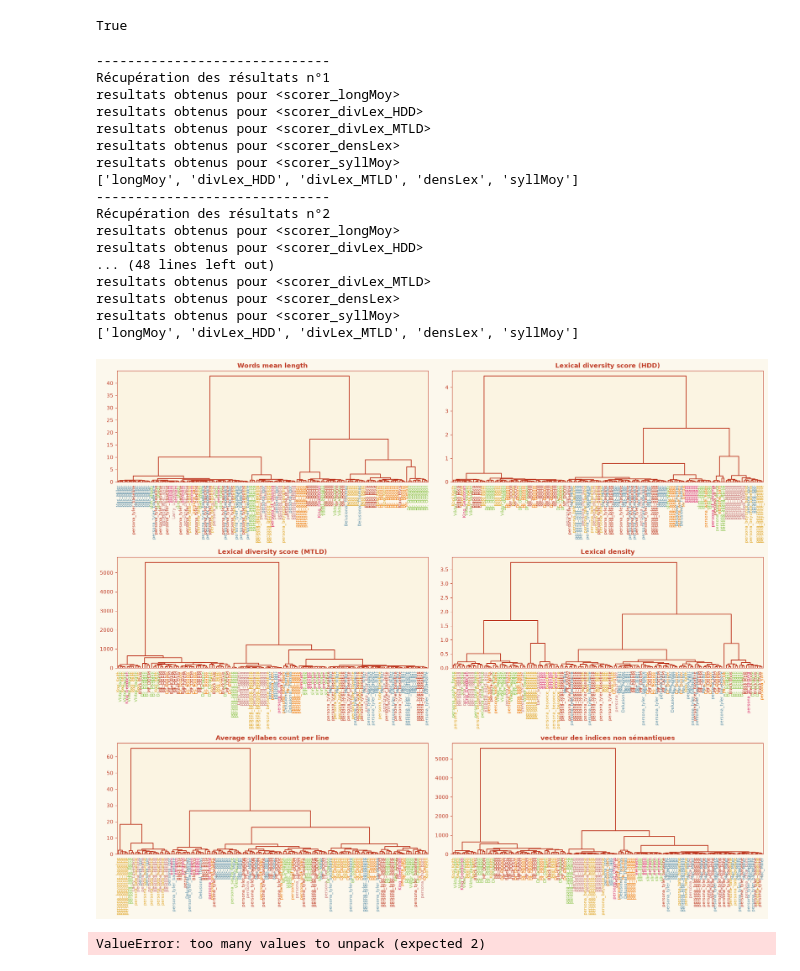
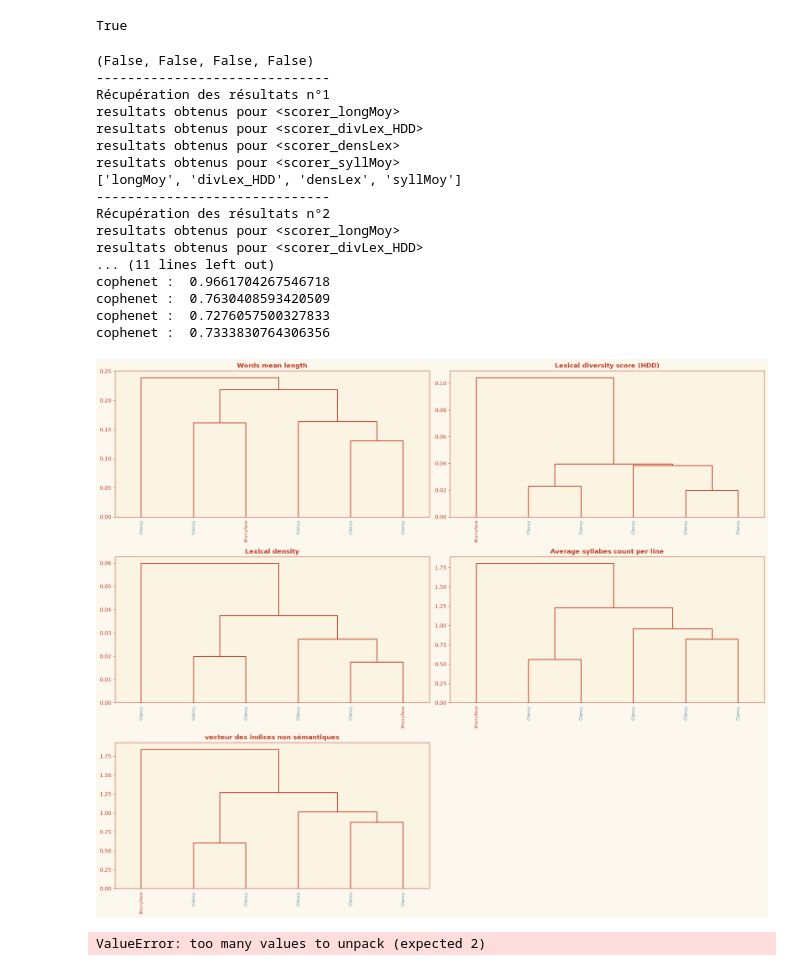
Before and after one commit to Phineaax/PardonMyFrench, a Jupyter notebook: dendrograms_rtu_old.ipynb, the cells around one changed output. Drawn from its saved outputs; the diff is of its cells as text; code cells hidden in the pictures.

Commit message:
Ajout figures mesures

```diff
--- a/dendrograms_rtu_old.ipynb
+++ b/dendrograms_rtu_old.ipynb
@@ -25,24 +25,24 @@ True
 # %%
 available_metrics = scoring.available_metrics
 # %%
-total_chunks, results = cs.plot_all_dendrograms(path="Corpus/Soupe magique", ncols=2)
+total_chunks, results = cs.plot_all_dendrograms(path="Corpus/TwentyOnePilots/TOP_songs", ncols=2)
 # %% [output]
+(False, False, False, False)
 ------------------------------
 Récupération des résultats n°1
 resultats obtenus pour <scorer_longMoy>
 resultats obtenus pour <scorer_divLex_HDD>
-resultats obtenus pour <scorer_divLex_MTLD>
 resultats obtenus pour <scorer_densLex>
 resultats obtenus pour <scorer_syllMoy>
-['longMoy', 'divLex_HDD', 'divLex_MTLD', 'densLex', 'syllMoy']
+['longMoy', 'divLex_HDD', 'densLex', 'syllMoy']
 ------------------------------
 Récupération des résultats n°2
 resultats obtenus pour <scorer_longMoy>
 resultats obtenus pour <scorer_divLex_HDD>
-... (48 lines left out)
-resultats obtenus pour <scorer_divLex_MTLD>
-resultats obtenus pour <scorer_densLex>
-resultats obtenus pour <scorer_syllMoy>
-['longMoy', 'divLex_HDD', 'divLex_MTLD', 'densLex', 'syllMoy']
+... (11 lines left out)
+cophenet :  0.9661704267546718
+cophenet :  0.7630408593420509
+cophenet :  0.7276057500327833
+cophenet :  0.7333830764306356
-[figure, old version]
+[figure, new version]
 ValueError: too many values to unpack (expected 2)
```
Also changed, not shown: 3 other files.
